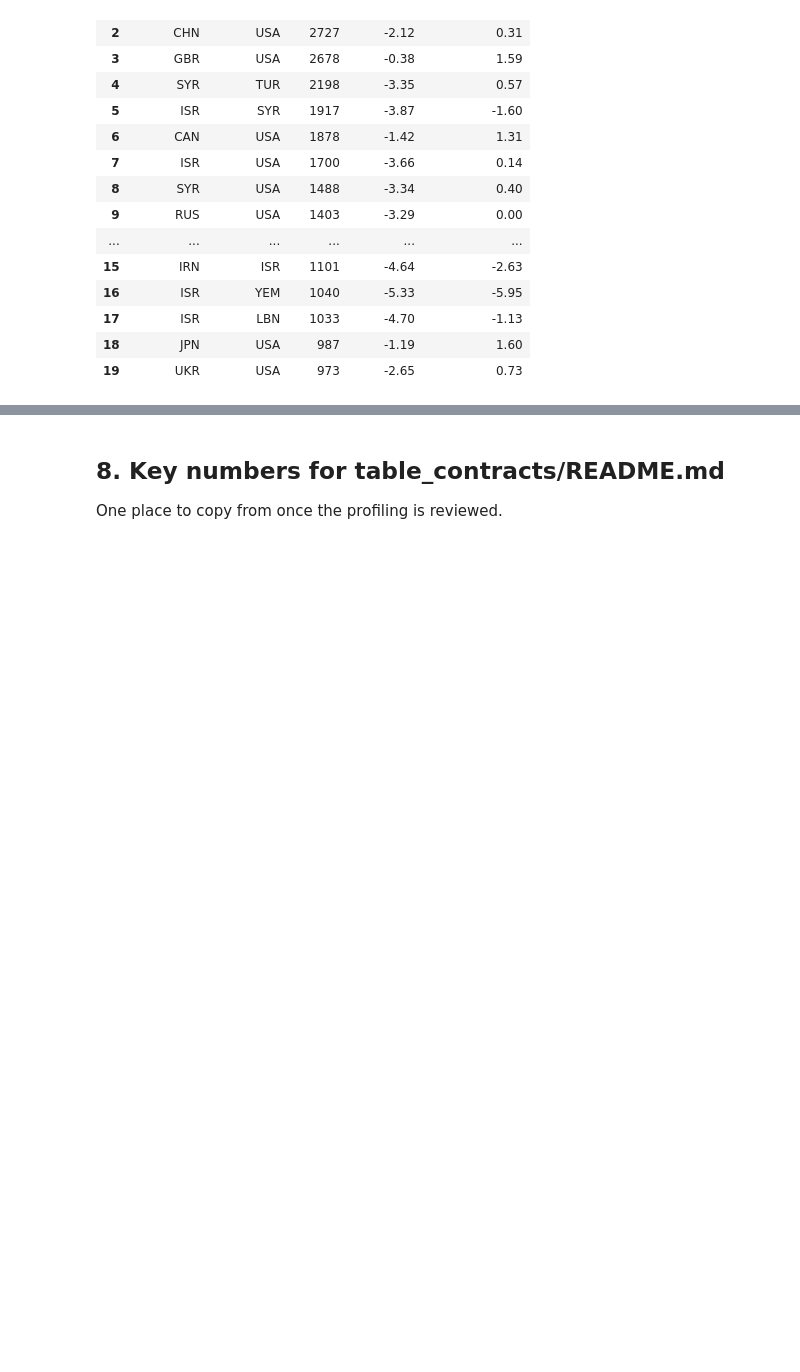
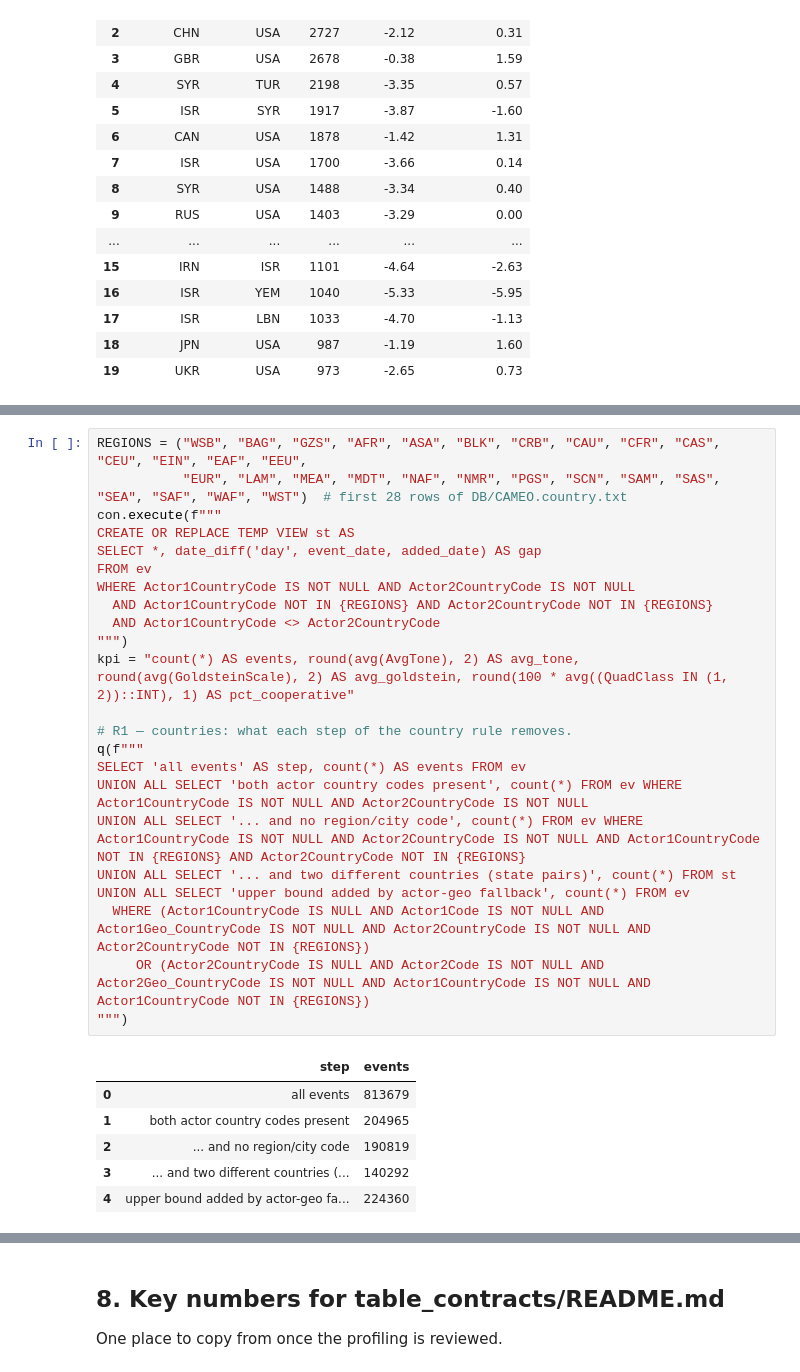
Before and after one commit to Charlestonne/Diplomap, a Jupyter notebook: warehouse/profiling/gdelt_profiling.ipynb, the cells around one changed output, grey strips where cells are left out. Drawn from its saved outputs; the diff is of its cells as text; blank space fills up the shorter version.

```diff
--- a/warehouse/profiling/gdelt_profiling.ipynb
+++ b/warehouse/profiling/gdelt_profiling.ipynb
@@ -322,0 +329,30 @@ dyads.head(20)
+# %%
+REGIONS = ("WSB", "BAG", "GZS", "AFR", "ASA", "BLK", "CRB", "CAU", "CFR", "CAS", "CEU", "EIN", "EAF", "EEU",
+           "EUR", "LAM", "MEA", "MDT", "NAF", "NMR", "PGS", "SCN", "SAM", "SAS", "SEA", "SAF", "WAF", "WST")  # first 28 rows of DB/CAMEO.country.txt
+con.execute(f"""
+CREATE OR REPLACE TEMP VIEW st AS
+SELECT *, date_diff('day', event_date, added_date) AS gap
+FROM ev
+WHERE Actor1CountryCode IS NOT NULL AND Actor2CountryCode IS NOT NULL
+  AND Actor1CountryCode NOT IN {REGIONS} AND Actor2CountryCode NOT IN {REGIONS}
+  AND Actor1CountryCode <> Actor2CountryCode
+""")
+kpi = "count(*) AS events, round(avg(AvgTone), 2) AS avg_tone, round(avg(GoldsteinScale), 2) AS avg_goldstein, round(100 * avg((QuadClass IN (1, 2))::INT), 1) AS pct_cooperative"
+
+# R1 — countries: what each step of the country rule removes.
+q(f"""
+SELECT 'all events' AS step, count(*) AS events FROM ev
+UNION ALL SELECT 'both actor country codes present', count(*) FROM ev WHERE Actor1CountryCode IS NOT NULL AND Actor2CountryCode IS NOT NULL
+UNION ALL SELECT '... and no region/city code', count(*) FROM ev WHERE Actor1CountryCode IS NOT NULL AND Actor2CountryCode IS NOT NULL AND Actor1CountryCode NOT IN {REGIONS} AND Actor2CountryCode NOT IN {REGIONS}
+UNION ALL SELECT '... and two different countries (state pairs)', count(*) FROM st
+UNION ALL SELECT 'upper bound added by actor-geo fallback', count(*) FROM ev
+  WHERE (Actor1CountryCode IS NULL AND Actor1Code IS NOT NULL AND Actor1Geo_CountryCode IS NOT NULL AND Actor2CountryCode IS NOT NULL AND Actor2CountryCode NOT IN {REGIONS})
+     OR (Actor2CountryCode IS NULL AND Actor2Code IS NOT NULL AND Actor2Geo_CountryCode IS NOT NULL AND Actor1CountryCode IS NOT NULL AND Actor1CountryCode NOT IN {REGIONS})
+""")
+# %% [output]
+|  | step | events |
+| 0 | all events | 813679 |
+| 1 | both actor country codes present | 204965 |
+| 2 | ... and no region/city code | 190819 |
+| 3 | ... and two different countries (... | 140292 |
+| 4 | upper bound added by actor-geo fa... | 224360 |
```
Also changed, not shown: parts of 5 cells of this notebook, 1 other file.
